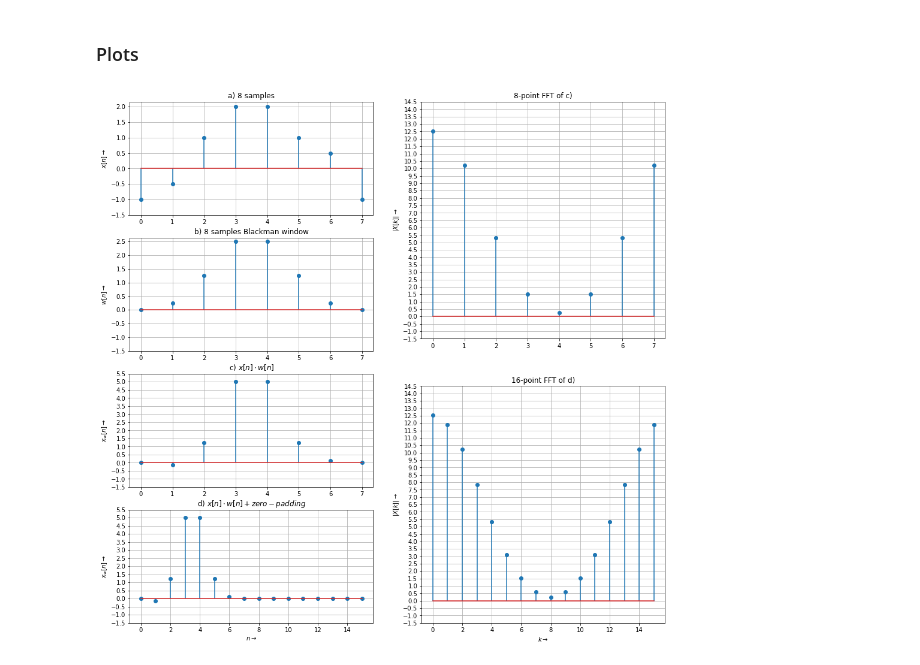
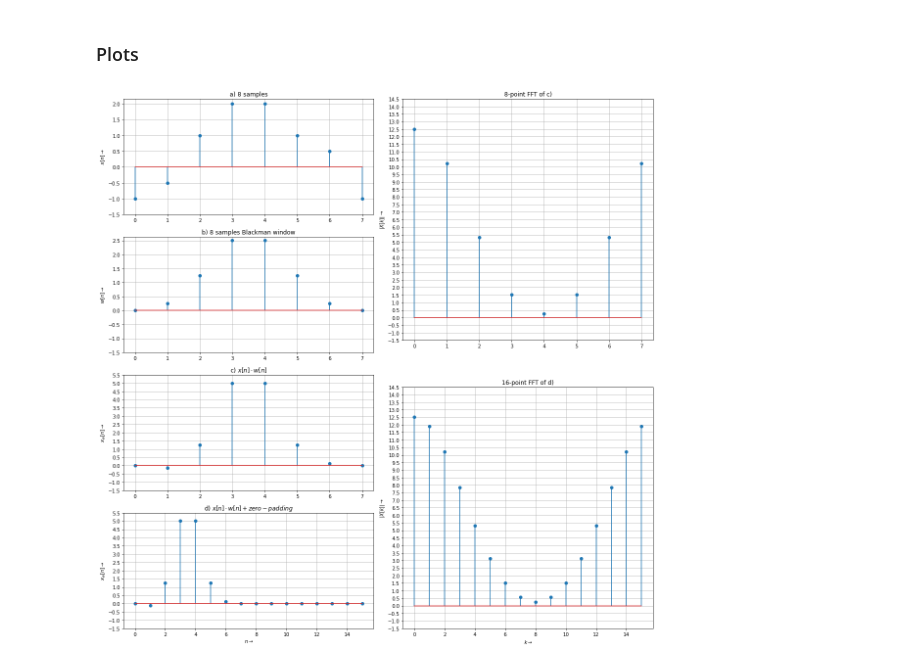
Before and after one commit to gbfelgas/coe780-topics-in-audio-signal-processing, a Jupyter notebook: chap01/figure1_19.ipynb, the cells around one changed output. Saved outputs shown, nothing was run; the diff lists cells and outputs as text; code cells hidden in the pictures.

Commit message:
chore: save figure1_19 plots in figures folder

```diff
--- a/chap01/figure1_19.ipynb
+++ b/chap01/figure1_19.ipynb
@@ -31,6 +31,7 @@ plt.grid(True)
 plt.yticks(np.arange(-1.5, 2.5, 0.5))
 plt.ylabel(r'$x[n] \rightarrow$')
 plt.title('a) 8 samples')
+plt.tight_layout()
 
 # 8 samples Black Window
 plt.subplot(423)
@@ -39,39 +40,46 @@ plt.grid(True)
 plt.yticks(np.arange(-1.5, 3, 0.5))
 plt.ylabel(r'$w[n] \rightarrow$')
 plt.title('b) 8 samples Blackman window')
+plt.tight_layout()
 
 # x[n].w[n]
 plt.subplot(425)
 plt.stem(range(8), x1)
 plt.grid(True)
 plt.yticks(np.arange(-1.5, 6, 0.5))
 plt.ylabel(r'$x_w[n] \rightarrow$')
 plt.title(r'c) $x[n] \cdot w[n]$')
+plt.tight_layout()
 
 # x[n].w[n]+zero-padding
 plt.subplot(427);
 plt.stem(range(16), x2)
 plt.grid(True)
 plt.yticks(np.arange(-1.5, 6, 0.5))
 plt.xlabel(r'$n \rightarrow$')
 plt.ylabel(r'$x_w[n] \rightarrow$')
 plt.title(r'd) $x[n] \cdot w[n] + zero-padding$')
+plt.tight_layout()
 
 # FFT 8 pontos
 plt.subplot(222)
 plt.stem(range(8), np.abs(np.fft.fft(x1)))
 plt.grid(True)
 plt.yticks(np.arange(-1.5, 15, 0.5))
 plt.ylabel(r'$|X[k]| \rightarrow$')
 plt.title('8-point FFT of c)')
+plt.tight_layout()
 
 # FFT 16 pontos
 plt.subplot(224)
 plt.stem(range(16), np.abs(np.fft.fft(x2)))
 plt.grid(True)
 plt.yticks(np.arange(-1.5, 15, 0.5))
 plt.xlabel(r'$k \rightarrow$')
-plt.ylabel(r'$|X[k]| \rightarrow$');
-plt.title('16-point FFT of d)');
+plt.ylabel(r'$|X[k]| \rightarrow$')
+plt.title('16-point FFT of d)')
+plt.tight_layout()
+
+plt.savefig("figures/figure1_19.jpg", dpi=600, bbox_inches='tight')
 # %% [output]
-[figure, old version]
+[figure, new version]
```
Also changed, not shown: 1 other file.
